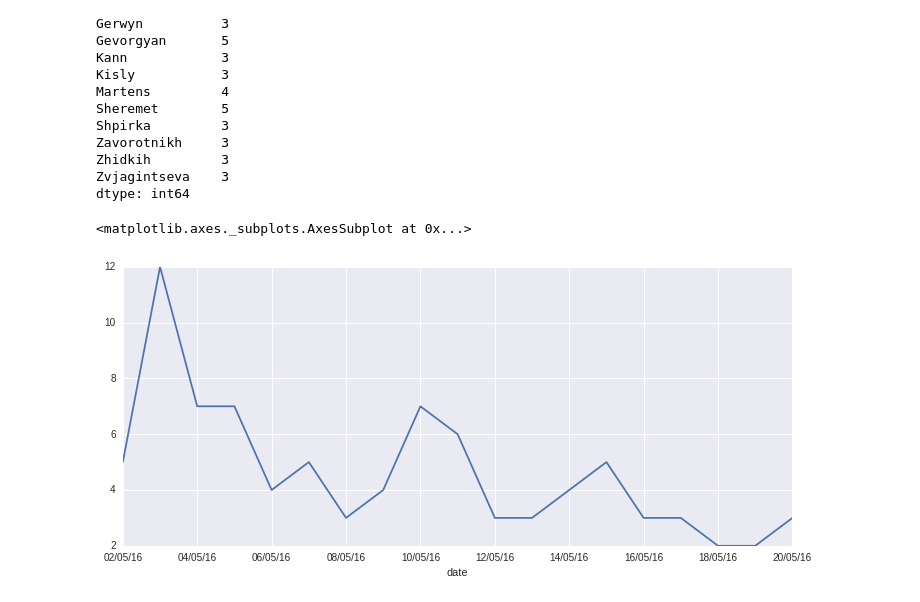
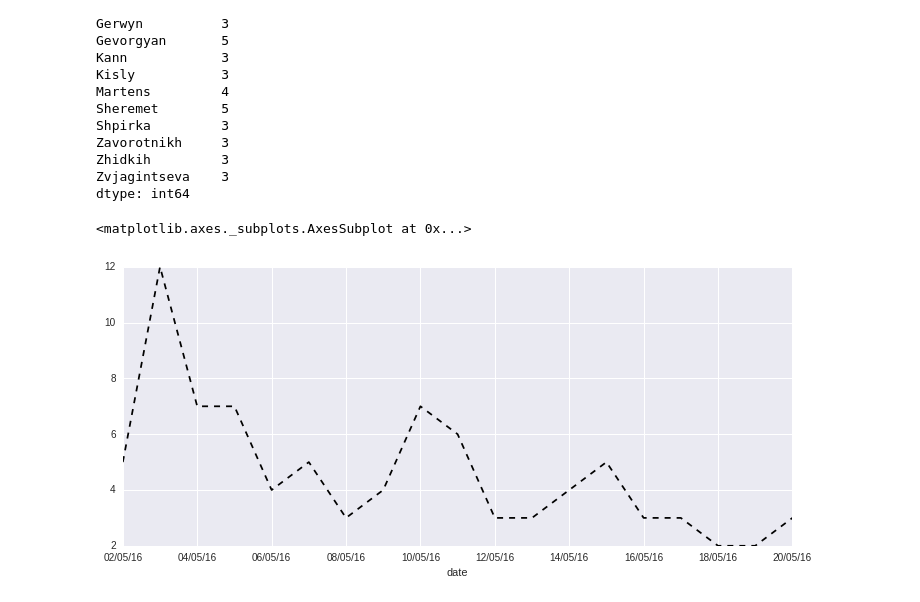
Before and after one commit to iapkarian/cosmetic_dataset, a Jupyter notebook: salon_analysis.ipynb, the cells around one changed output. Cells and saved outputs as stored; diff of their text form; code cells hidden in the pictures.

```diff
--- a/salon_analysis.ipynb
+++ b/salon_analysis.ipynb
@@ -152,8 +161,8 @@ dtype: int64
 # %%
 #How many clients come every day?
 date_cl = df.groupby('date').size()
 plt.figure(figsize=(12,5))
-date_cl.plot()
+date_cl.plot(style='k--')
 # %% [output]
 <matplotlib.axes._subplots.AxesSubplot at 0x...>
-[figure, old version]
+[figure, new version]
```
Also changed, not shown: parts of 2 cells of this notebook.
